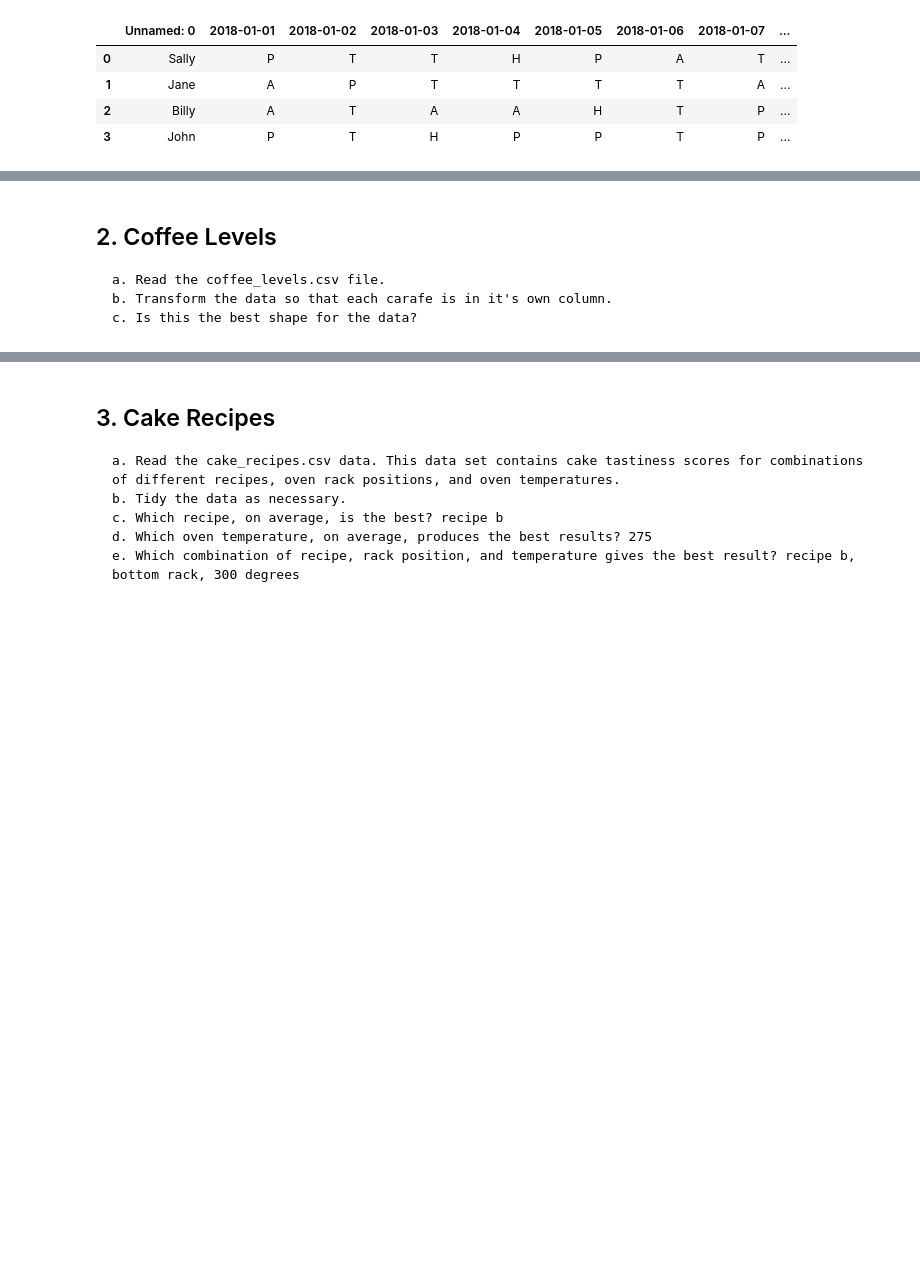
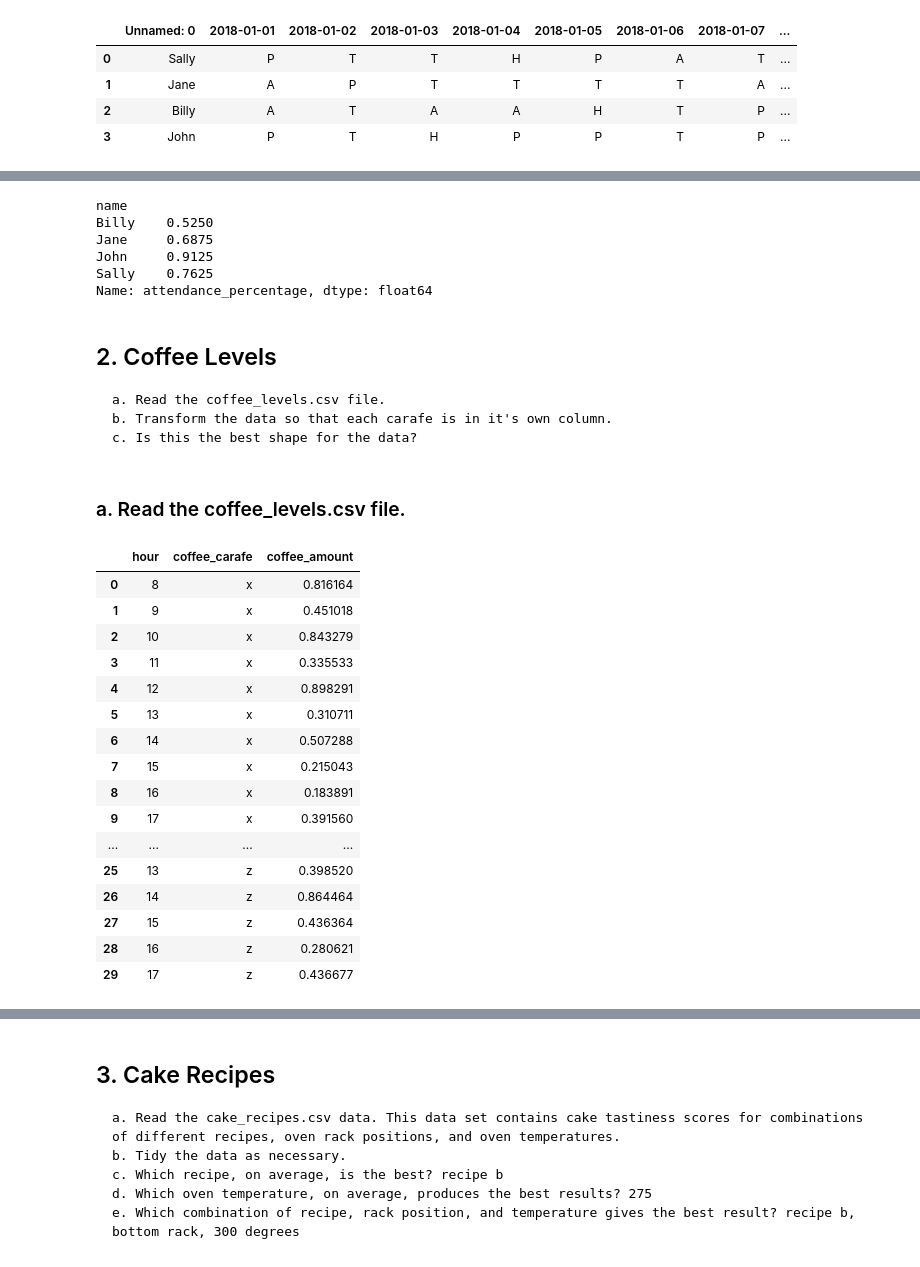
Before and after one commit to hrodjr/classification-exercises, a Jupyter notebook: tidy_data.ipynb, the cells around one changed output, grey strips where cells are left out. Cells and saved outputs as stored; diff of their text form; code cells hidden in the pictures; blank space fills up the shorter version.

```diff
--- a/tidy_data.ipynb
+++ b/tidy_data.ipynb
@@ -72,5 +62,39 @@ Name: attendance_percentage, dtype: float64
+# %%
+#groupby student and get the mean by attendance.
+attendance.groupby('name').attendance_percentage.mean()
+# %% [output]
+name
+Billy    0.5250
+Jane     0.6875
+John     0.9125
+Sally    0.7625
+Name: attendance_percentage, dtype: float64
 # %% [markdown]
 ## 2. Coffee Levels
     a. Read the coffee_levels.csv file.
     b. Transform the data so that each carafe is in it's own column.
     c. Is this the best shape for the data?
+# %% [markdown]
+###  a. Read the coffee_levels.csv file.
+# %%
+#pull in the csv data.
+coffee_lv = pd.read_csv("/Users/hector/codeup-data-science/classification-exercises/untidy-data/coffee_levels.csv")
+coffee_lv
+# %% [output]
+|  | hour | coffee_carafe | coffee_amount |
+| 0 | 8 | x | 0.816164 |
+| 1 | 9 | x | 0.451018 |
+| 2 | 10 | x | 0.843279 |
+| 3 | 11 | x | 0.335533 |
+| 4 | 12 | x | 0.898291 |
+| 5 | 13 | x | 0.310711 |
+| 6 | 14 | x | 0.507288 |
+| 7 | 15 | x | 0.215043 |
+| 8 | 16 | x | 0.183891 |
+| 9 | 17 | x | 0.391560 |
+| ... | ... | ... | ... |
+| 25 | 13 | z | 0.398520 |
+| 26 | 14 | z | 0.864464 |
+| 27 | 15 | z | 0.436364 |
+| 28 | 16 | z | 0.280621 |
+| 29 | 17 | z | 0.436677 |
```
Also changed, not shown: parts of 13 cells of this notebook.
